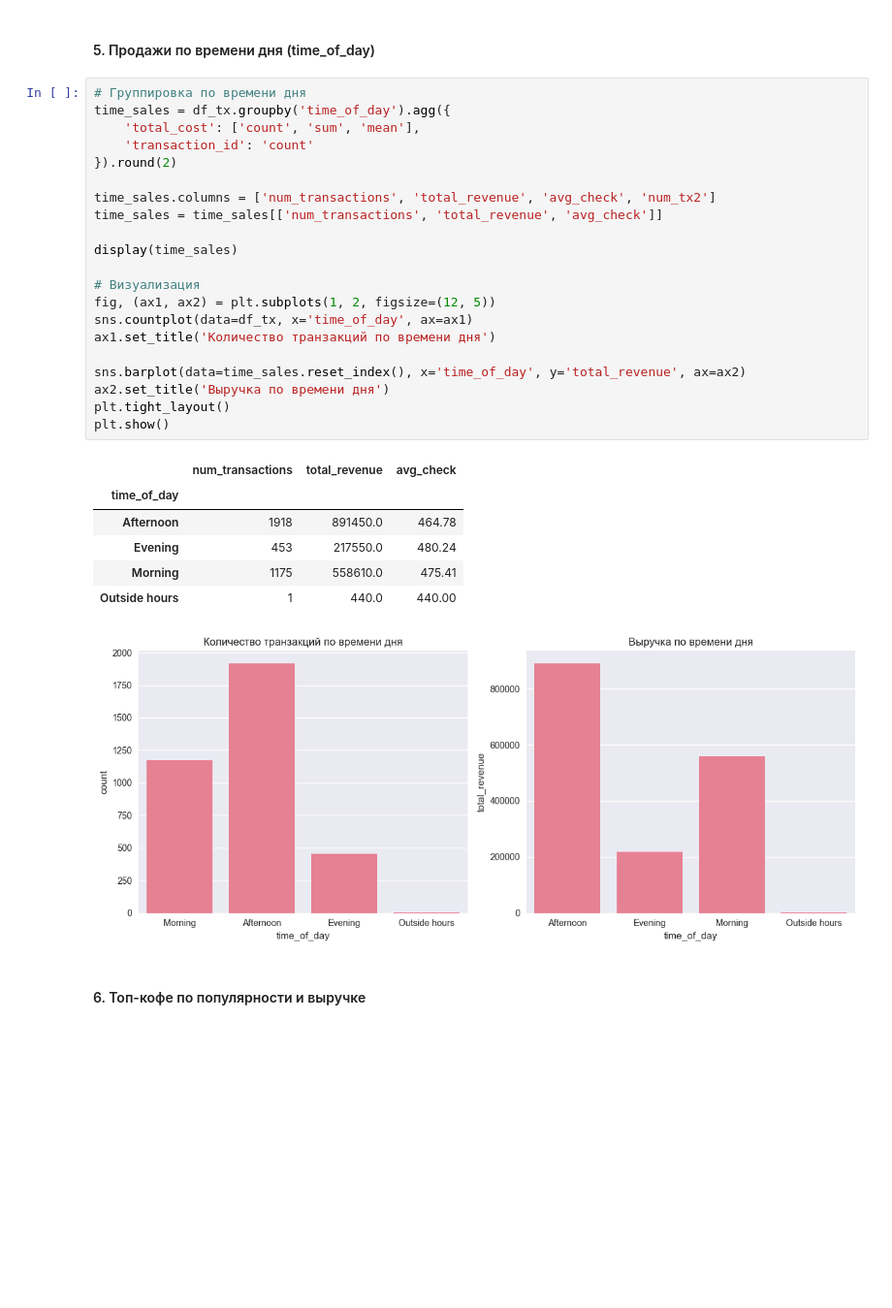
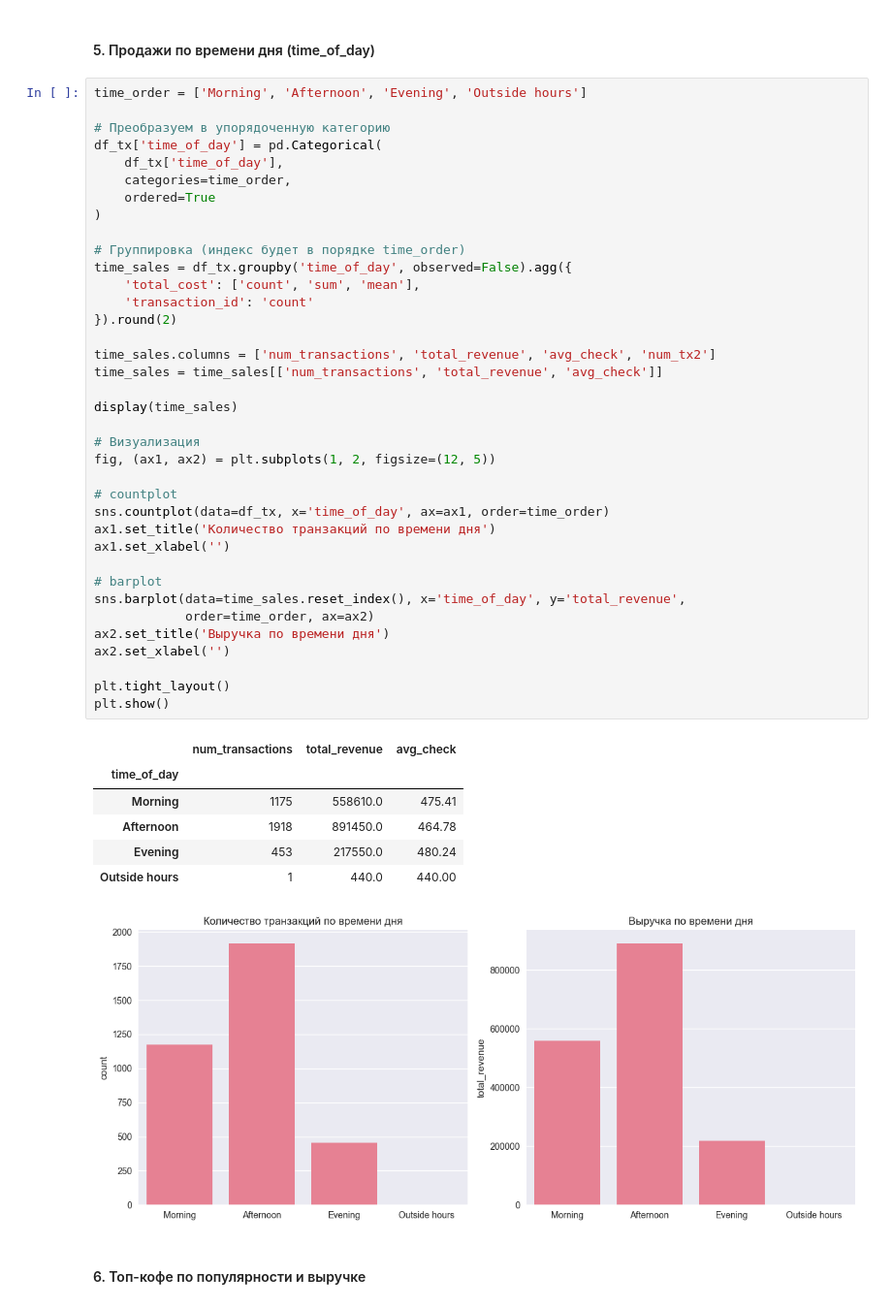
Before and after one commit to OlegPicPulse/beanpath-core, a Jupyter notebook: notebooks/2025-11-05_analysis_and_viz.ipynb, the cells around one changed output. Shown: that part at 97% size. Saved outputs shown, nothing was run; the diff lists cells and outputs as text; blank space fills up the shorter version.

Commit message:
fix: explicitly set observed=False in groupby to suppress FutureWarning and preserve category order

```diff
--- a/notebooks/2025-11-05_analysis_and_viz.ipynb
+++ b/notebooks/2025-11-05_analysis_and_viz.ipynb
@@ -74,35 +76,51 @@ plt.show()
 [figure]
 # %% [markdown]
 #### 5.  Продажи по времени дня (time_of_day)
-# %%
-# Группировка по времени дня
-time_sales = df_tx.groupby('time_of_day').agg({
-    'total_cost': ['count', 'sum', 'mean'],
-    'transaction_id': 'count'
-}).round(2)
-
-time_sales.columns = ['num_transactions', 'total_revenue', 'avg_check', 'num_tx2']
-time_sales = time_sales[['num_transactions', 'total_revenue', 'avg_check']]
-
-display(time_sales)
-
-# Визуализация
-fig, (ax1, ax2) = plt.subplots(1, 2, figsize=(12, 5))
-sns.countplot(data=df_tx, x='time_of_day', ax=ax1)
-ax1.set_title('Количество транзакций по времени дня')
-
-sns.barplot(data=time_sales.reset_index(), x='time_of_day', y='total_revenue', ax=ax2)
-ax2.set_title('Выручка по времени дня')
-plt.tight_layout()
-plt.show()
-# %% [output]
-|  | num_transactions | total_revenue | avg_check |
-| time_of_day |  |  |  |
-| Afternoon | 1918 | 891450.0 | 464.78 |
-| Evening | 453 | 217550.0 | 480.24 |
-| Morning | 1175 | 558610.0 | 475.41 |
-| Outside hours | 1 | 440.0 | 440.00 |
-[figure, removed]
+# %%
+time_order = ['Morning', 'Afternoon', 'Evening', 'Outside hours']
+
+# Преобразуем в упорядоченную категорию
+df_tx['time_of_day'] = pd.Categorical(
+    df_tx['time_of_day'],
+    categories=time_order,
+    ordered=True
+)
+
+# Группировка (индекс будет в порядке time_order)
+time_sales = df_tx.groupby('time_of_day', observed=False).agg({
+    'total_cost': ['count', 'sum', 'mean'],
+    'transaction_id': 'count'
+}).round(2)
+
+time_sales.columns = ['num_transactions', 'total_revenue', 'avg_check', 'num_tx2']
+time_sales = time_sales[['num_transactions', 'total_revenue', 'avg_check']]
+
+display(time_sales)
+
+# Визуализация
+fig, (ax1, ax2) = plt.subplots(1, 2, figsize=(12, 5))
+
+# countplot
+sns.countplot(data=df_tx, x='time_of_day', ax=ax1, order=time_order)
+ax1.set_title('Количество транзакций по времени дня')
+ax1.set_xlabel('')
+
+# barplot
+sns.barplot(data=time_sales.reset_index(), x='time_of_day', y='total_revenue',
+            order=time_order, ax=ax2)
+ax2.set_title('Выручка по времени дня')
+ax2.set_xlabel('')
+
+plt.tight_layout()
+plt.show()
+# %% [output]
+|  | num_transactions | total_revenue | avg_check |
+| time_of_day |  |  |  |
+| Morning | 1175 | 558610.0 | 475.41 |
+| Afternoon | 1918 | 891450.0 | 464.78 |
+| Evening | 453 | 217550.0 | 480.24 |
+| Outside hours | 1 | 440.0 | 440.00 |
+[figure, added]
 # %% [markdown]
 #### 6. Топ-кофе по популярности и выручке
 # %%
```
Also changed, not shown: parts of 1 cell of this notebook, 1 other file.
